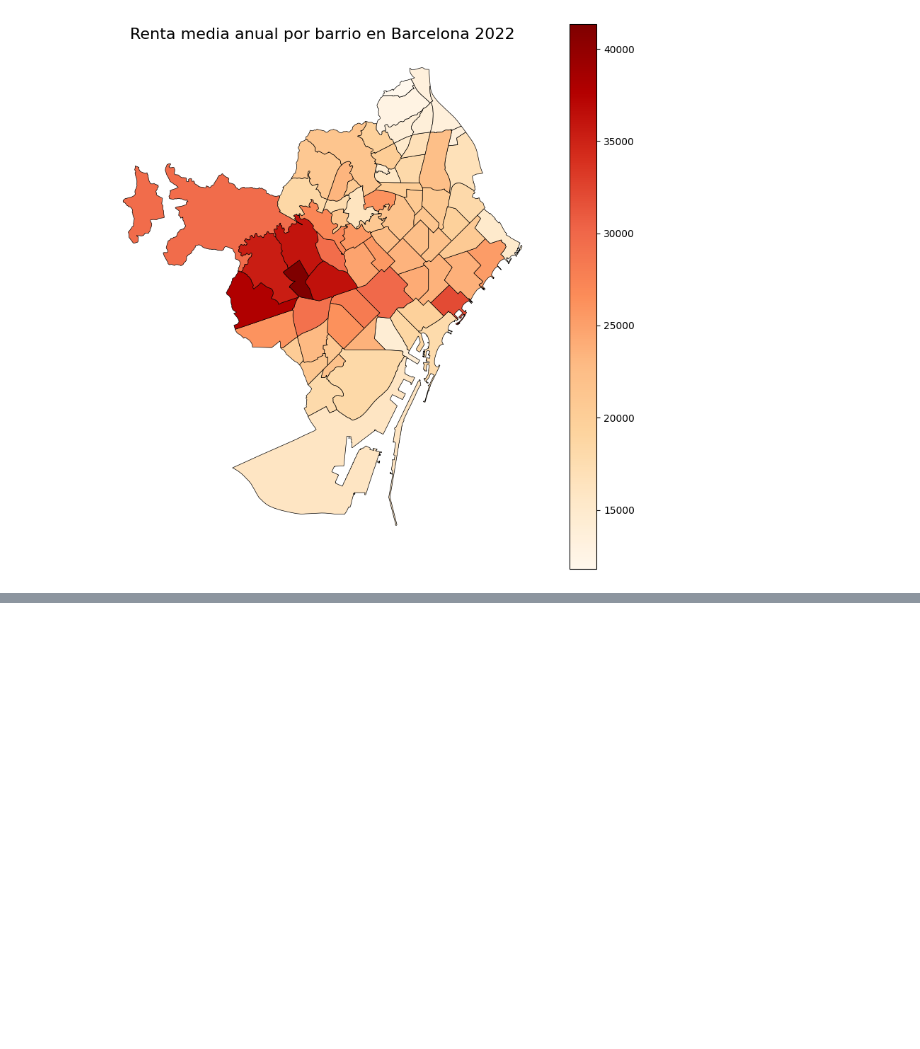
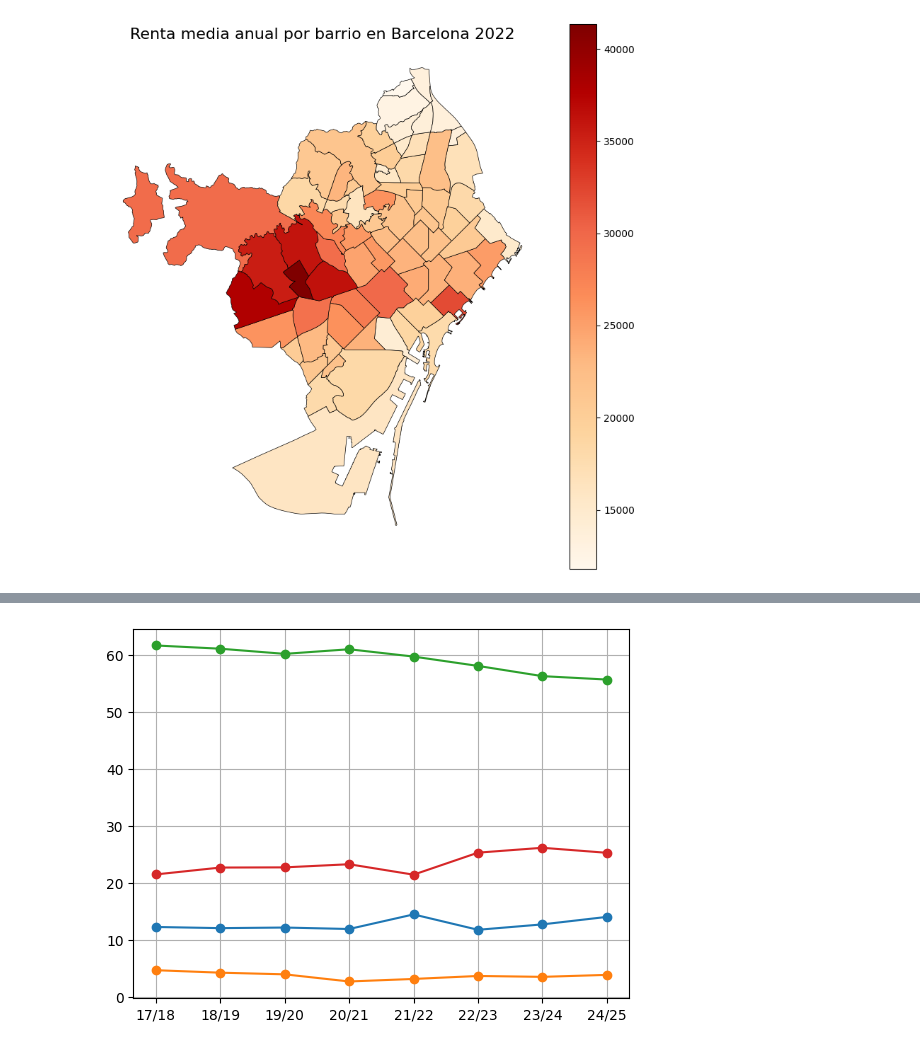
Before and after one commit to annaszymanskicortes/truco-o-dato, a Jupyter notebook: notebook_quintin.ipynb, the cells around one changed output, grey strips where cells are left out. Saved outputs shown, nothing was run; the diff lists cells and outputs as text; code cells hidden in the pictures; blank space fills up the shorter version.

Commit message:
add plot of time evolution of educational trajectories

```diff
--- a/notebook_quintin.ipynb
+++ b/notebook_quintin.ipynb
@@ -204,0 +201,93 @@ df_ed1718_pc
+# %%
+a_trabajar_abs=np.zeros(8)
+a_bachiller_abs=np.zeros(8)
+a_fp_abs=np.zeros(8)
+
+df_eduabs_1718 = pd.read_csv('data_Quintin/NumerosAbsolutosTrayectoria/Abs1718_origen_desti_CAT.csv')
+df_eduabs_1819 = pd.read_csv('data_Quintin/NumerosAbsolutosTrayectoria/Abs1819_origen_desti_CAT.csv')
+df_eduabs_1920 = pd.read_csv('data_Quintin/NumerosAbsolutosTrayectoria/Abs1920_origen_desti_CAT.csv')
+df_eduabs_2021 = pd.read_csv('data_Quintin/NumerosAbsolutosTrayectoria/Abs2021_origen_desti_CAT.csv')
+df_eduabs_2122 = pd.read_csv('data_Quintin/NumerosAbsolutosTrayectoria/Abs2122_origen_desti_CAT.csv')
+df_eduabs_2223 = pd.read_csv('data_Quintin/NumerosAbsolutosTrayectoria/Abs2223_origen_desti_CAT.csv')
+df_eduabs_2324 = pd.read_csv('data_Quintin/NumerosAbsolutosTrayectoria/Abs2324_origen_desti_CAT.csv')
+df_eduabs_2425 = pd.read_csv('data_Quintin/NumerosAbsolutosTrayectoria/Abs2425_origen_desti_CAT.csv')
+
+df_eduabs_1718 = pd.read_csv('data_Quintin/NumerosAbsolutosTrayectoria/Abs1718_origen_desti_CAT.csv')
+df_eduabs_1819 = pd.read_csv('data_Quintin/NumerosAbsolutosTrayectoria/Abs1819_origen_desti_CAT.csv')
+df_eduabs_1920 = pd.read_csv('data_Quintin/NumerosAbsolutosTrayectoria/Abs1920_origen_desti_CAT.csv')
+df_eduabs_2021 = pd.read_csv('data_Quintin/NumerosAbsolutosTrayectoria/Abs2021_origen_desti_CAT.csv')
+df_eduabs_2122 = pd.read_csv('data_Quintin/NumerosAbsolutosTrayectoria/Abs2122_origen_desti_CAT.csv')
+df_eduabs_2223 = pd.read_csv('data_Quintin/NumerosAbsolutosTrayectoria/Abs2223_origen_desti_CAT.csv')
+df_eduabs_2324 = pd.read_csv('data_Quintin/NumerosAbsolutosTrayectoria/Abs2324_origen_desti_CAT.csv')
+df_eduabs_2425 = pd.read_csv('data_Quintin/NumerosAbsolutosTrayectoria/Abs2425_origen_desti_CAT.csv')
+
+a_trabajar_abs[0] = df_eduabs_1718[df_eduabs_1718['origen 2016-2017']=='4t ESO']['Total']-df_eduabs_1718[df_eduabs_1718['origen 2016-2017']=='4t ESO']['Alumnes']
+a_trabajar_abs[1] = df_eduabs_1819[df_eduabs_1819['origen 2017-2018']=='4t ESO']['Total']-df_eduabs_1819[df_eduabs_1819['origen 2017-2018']=='4t ESO']['Alumnes']
+a_trabajar_abs[2] = df_eduabs_1920[df_eduabs_1920['origen 2018-2019']=='4t ESO']['Total']-df_eduabs_1920[df_eduabs_1920['origen 2018-2019']=='4t ESO']['Alumnes']
+a_trabajar_abs[3] = df_eduabs_2021[df_eduabs_2021['origen 2019-2020']=='4t ESO']['Total']-df_eduabs_2021[df_eduabs_2021['origen 2019-2020']=='4t ESO']['Alumnes']
+a_trabajar_abs[4] = df_eduabs_2122[df_eduabs_2122['origen 2020-2021']=='4t ESO']['Total']-df_eduabs_2122[df_eduabs_2122['origen 2020-2021']=='4t ESO']['Alumnes']
+a_trabajar_abs[5] = df_eduabs_2223[df_eduabs_2223['origen 2021-2022']=='4t ESO']['Total']-df_eduabs_2223[df_eduabs_2223['origen 2021-2022']=='4t ESO']['Alumnes']
+a_trabajar_abs[6] = df_eduabs_2324[df_eduabs_2324['origen 2022-2023']=='4t ESO']['Total']-df_eduabs_2324[df_eduabs_2324['origen 2022-2023']=='4t ESO']['Alumnes']
+a_trabajar_abs[7] = df_eduabs_2425[df_eduabs_2425['origen 2023-2024']=='4t ESO']['Total']-df_eduabs_2425[df_eduabs_2425['origen 2023-2024']=='4t ESO']['Alumnes']
+
+
+a_trabajar_pctage = np.zeros(8)
+
+a_trabajar_pctage[0] = (df_eduabs_1718[df_eduabs_1718['origen 2016-2017']=='4t ESO']['Total']-df_eduabs_1718[df_eduabs_1718['origen 2016-2017']=='4t ESO']['Alumnes'])/df_eduabs_1718[df_eduabs_1718['origen 2016-2017']=='4t ESO']['Total']
+a_trabajar_pctage[1] = (df_eduabs_1819[df_eduabs_1819['origen 2017-2018']=='4t ESO']['Total']-df_eduabs_1819[df_eduabs_1819['origen 2017-2018']=='4t ESO']['Alumnes'])/df_eduabs_1819[df_eduabs_1819['origen 2017-2018']=='4t ESO']['Total']
+a_trabajar_pctage[2] = (df_eduabs_1920[df_eduabs_1920['origen 2018-2019']=='4t ESO']['Total']-df_eduabs_1920[df_eduabs_1920['origen 2018-2019']=='4t ESO']['Alumnes'])/df_eduabs_1920[df_eduabs_1920['origen 2018-2019']=='4t ESO']['Total']
+a_trabajar_pctage[3] = (df_eduabs_2021[df_eduabs_2021['origen 2019-2020']=='4t ESO']['Total']-df_eduabs_2021[df_eduabs_2021['origen 2019-2020']=='4t ESO']['Alumnes'])/df_eduabs_2021[df_eduabs_2021['origen 2019-2020']=='4t ESO']['Total']
+a_trabajar_pctage[4] = (df_eduabs_2122[df_eduabs_2122['origen 2020-2021']=='4t ESO']['Total']-df_eduabs_2122[df_eduabs_2122['origen 2020-2021']=='4t ESO']['Alumnes'])/df_eduabs_2122[df_eduabs_2122['origen 2020-2021']=='4t ESO']['Total']
+a_trabajar_pctage[5] = (df_eduabs_2223[df_eduabs_2223['origen 2021-2022']=='4t ESO']['Total']-df_eduabs_2223[df_eduabs_2223['origen 2021-2022']=='4t ESO']['Alumnes'])/df_eduabs_2223[df_eduabs_2223['origen 2021-2022']=='4t ESO']['Total']
+a_trabajar_pctage[6] = (df_eduabs_2324[df_eduabs_2324['origen 2022-2023']=='4t ESO']['Total']-df_eduabs_2324[df_eduabs_2324['origen 2022-2023']=='4t ESO']['Alumnes'])/df_eduabs_2324[df_eduabs_2324['origen 2022-2023']=='4t ESO']['Total']
+a_trabajar_pctage[7] = (df_eduabs_2425[df_eduabs_2425['origen 2023-2024']=='4t ESO']['Total']-df_eduabs_2425[df_eduabs_2425['origen 2023-2024']=='4t ESO']['Alumnes'])/df_eduabs_2425[df_eduabs_2425['origen 2023-2024']=='4t ESO']['Total']
+
+dates = ['17/18', '18/19', '19/20', '20/21', '21/22', '22/23', '23/24', '24/25']
+
+plt.plot(dates, a_trabajar_pctage*100, '-o', label='Fuera del sistema educativo')
+
+repetir_pctage = np.zeros(8)
+
+
+repetir_pctage[0] =df_eduabs_1718[df_eduabs_1718['origen 2016-2017']=='4t ESO']['4t ESO']/df_eduabs_1718[df_eduabs_1718['origen 2016-2017']=='4t ESO']['Total']
+repetir_pctage[1] =df_eduabs_1819[df_eduabs_1819['origen 2017-2018']=='4t ESO']['4t ESO']/df_eduabs_1819[df_eduabs_1819['origen 2017-2018']=='4t ESO']['Total']
+repetir_pctage[2] =df_eduabs_1920[df_eduabs_1920['origen 2018-2019']=='4t ESO']['4t ESO']/df_eduabs_1920[df_eduabs_1920['origen 2018-2019']=='4t ESO']['Total']
+repetir_pctage[3] =df_eduabs_2021[df_eduabs_2021['origen 2019-2020']=='4t ESO']['4t ESO']/df_eduabs_2021[df_eduabs_2021['origen 2019-2020']=='4t ESO']['Total']
+repetir_pctage[4] =df_eduabs_2122[df_eduabs_2122['origen 2020-2021']=='4t ESO']['4t ESO']/df_eduabs_2122[df_eduabs_2122['origen 2020-2021']=='4t ESO']['Total']
+repetir_pctage[5] =df_eduabs_2223[df_eduabs_2223['origen 2021-2022']=='4t ESO']['4t ESO']/df_eduabs_2223[df_eduabs_2223['origen 2021-2022']=='4t ESO']['Total']
+repetir_pctage[6] =df_eduabs_2324[df_eduabs_2324['origen 2022-2023']=='4t ESO']['4t ESO']/df_eduabs_2324[df_eduabs_2324['origen 2022-2023']=='4t ESO']['Total']
+repetir_pctage[7] =df_eduabs_2425[df_eduabs_2425['origen 2023-2024']=='4t ESO']['4t ESO']/df_eduabs_2425[df_eduabs_2425['origen 2023-2024']=='4t ESO']['Total']
+
+plt.plot(dates, repetir_pctage*100, '-o', label='Repiten')
+
+a_bachiller_pctge = np.zeros(8)
+
+a_bachiller_pctge[0] =df_eduabs_1718[df_eduabs_1718['origen 2016-2017']=='4t ESO']['1r BATX']/df_eduabs_1718[df_eduabs_1718['origen 2016-2017']=='4t ESO']['Total']
+a_bachiller_pctge[1] =df_eduabs_1819[df_eduabs_1819['origen 2017-2018']=='4t ESO']['1r BATX']/df_eduabs_1819[df_eduabs_1819['origen 2017-2018']=='4t ESO']['Total']
+a_bachiller_pctge[2] =df_eduabs_1920[df_eduabs_1920['origen 2018-2019']=='4t ESO']['1r BATX']/df_eduabs_1920[df_eduabs_1920['origen 2018-2019']=='4t ESO']['Total']
+a_bachiller_pctge[3] =df_eduabs_2021[df_eduabs_2021['origen 2019-2020']=='4t ESO']['1r BATX']/df_eduabs_2021[df_eduabs_2021['origen 2019-2020']=='4t ESO']['Total']
+a_bachiller_pctge[4] =df_eduabs_2122[df_eduabs_2122['origen 2020-2021']=='4t ESO']['1r BATX']/df_eduabs_2122[df_eduabs_2122['origen 2020-2021']=='4t ESO']['Total']
+a_bachiller_pctge[5] =df_eduabs_2223[df_eduabs_2223['origen 2021-2022']=='4t ESO']['1r BATX']/df_eduabs_2223[df_eduabs_2223['origen 2021-2022']=='4t ESO']['Total']
+a_bachiller_pctge[6] =df_eduabs_2324[df_eduabs_2324['origen 2022-2023']=='4t ESO']['1r BATX']/df_eduabs_2324[df_eduabs_2324['origen 2022-2023']=='4t ESO']['Total']
+a_bachiller_pctge[7] =df_eduabs_2425[df_eduabs_2425['origen 2023-2024']=='4t ESO']['1r BATX']/df_eduabs_2425[df_eduabs_2425['origen 2023-2024']=='4t ESO']['Total']
+
+plt.plot(dates, a_bachiller_pctge*100, '-o', label='Batxiller')
+
+a_fp_pctage = np.zeros(8)
+
+a_fp_pctage[0] = (df_eduabs_1718[df_eduabs_1718['origen 2016-2017']=='4t ESO']['1r CFPM']+df_eduabs_1718[df_eduabs_1718['origen 2016-2017']=='4t ESO']['1r CFAM'])/df_eduabs_1718[df_eduabs_1718['origen 2016-2017']=='4t ESO']['Total']
+a_fp_pctage[1] = (df_eduabs_1819[df_eduabs_1819['origen 2017-2018']=='4t ESO']['1r CFPM']+df_eduabs_1819[df_eduabs_1819['origen 2017-2018']=='4t ESO']['1r CFAM'])/df_eduabs_1819[df_eduabs_1819['origen 2017-2018']=='4t ESO']['Total']
+a_fp_pctage[2] = (df_eduabs_1920[df_eduabs_1920['origen 2018-2019']=='4t ESO']['1r CFPM']-df_eduabs_1920[df_eduabs_1920['origen 2018-2019']=='4t ESO']['1r CFAM'])/df_eduabs_1920[df_eduabs_1920['origen 2018-2019']=='4t ESO']['Total']
+a_fp_pctage[3] = (df_eduabs_2021[df_eduabs_2021['origen 2019-2020']=='4t ESO']['1r CFPM']-df_eduabs_2021[df_eduabs_2021['origen 2019-2020']=='4t ESO']['1r CFAM'])/df_eduabs_2021[df_eduabs_2021['origen 2019-2020']=='4t ESO']['Total']
+a_fp_pctage[4] = (df_eduabs_2122[df_eduabs_2122['origen 2020-2021']=='4t ESO']['1r CFPM']-df_eduabs_2122[df_eduabs_2122['origen 2020-2021']=='4t ESO']['1r CFAM'])/df_eduabs_2122[df_eduabs_2122['origen 2020-2021']=='4t ESO']['Total']
+a_fp_pctage[5] = (df_eduabs_2223[df_eduabs_2223['origen 2021-2022']=='4t ESO']['1r CFPM']-df_eduabs_2223[df_eduabs_2223['origen 2021-2022']=='4t ESO']['1r CFAM'])/df_eduabs_2223[df_eduabs_2223['origen 2021-2022']=='4t ESO']['Total']
+a_fp_pctage[6] = (df_eduabs_2324[df_eduabs_2324['origen 2022-2023']=='4t ESO']['1r CFPM']-df_eduabs_2324[df_eduabs_2324['origen 2022-2023']=='4t ESO']['1r CFAM'])/df_eduabs_2324[df_eduabs_2324['origen 2022-2023']=='4t ESO']['Total']
+a_fp_pctage[7] = (df_eduabs_2425[df_eduabs_2425['origen 2023-2024']=='4t ESO']['1r CFPM']-df_eduabs_2425[df_eduabs_2425['origen 2023-2024']=='4t ESO']['1r CFAM'])/df_eduabs_2425[df_eduabs_2425['origen 2023-2024']=='4t ESO']['Total']
+
+plt.plot(dates, a_fp_pctage*100, '-o', label='FP')
+
+#plt.legend()
+
+plt.grid()
+# %% [output]
+[figure, added]
```
Also changed, not shown: parts of 4 cells of this notebook.
